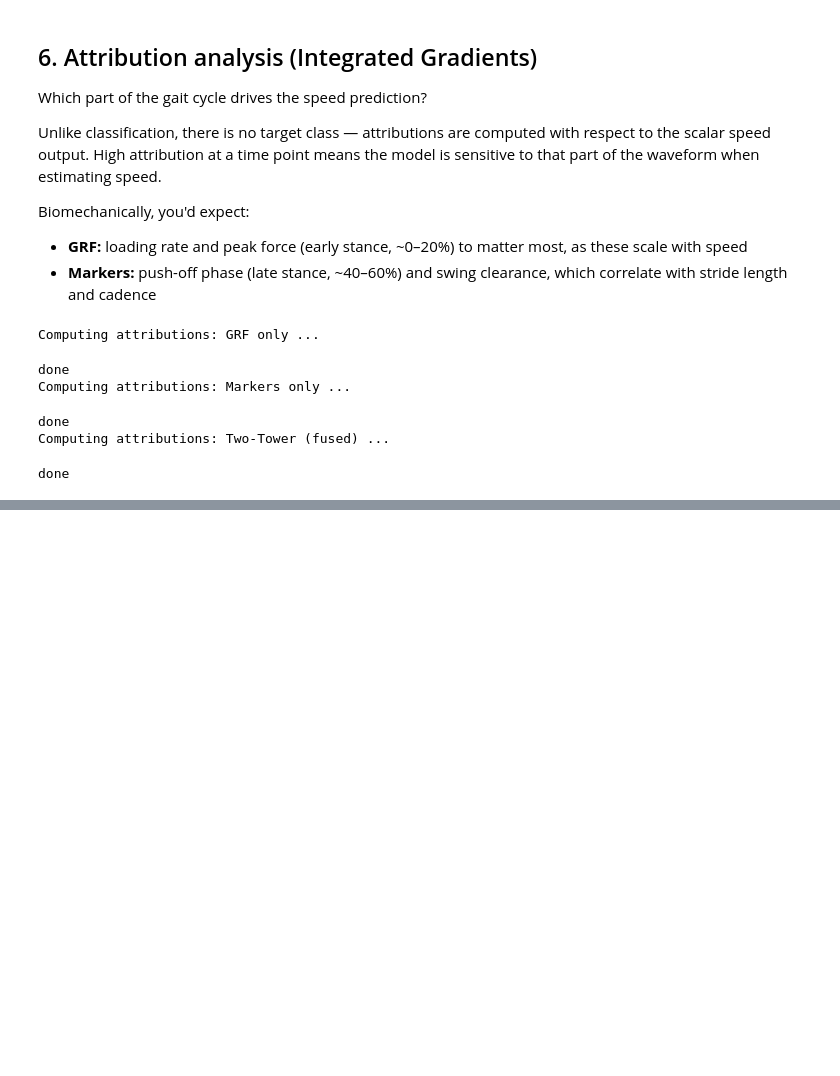
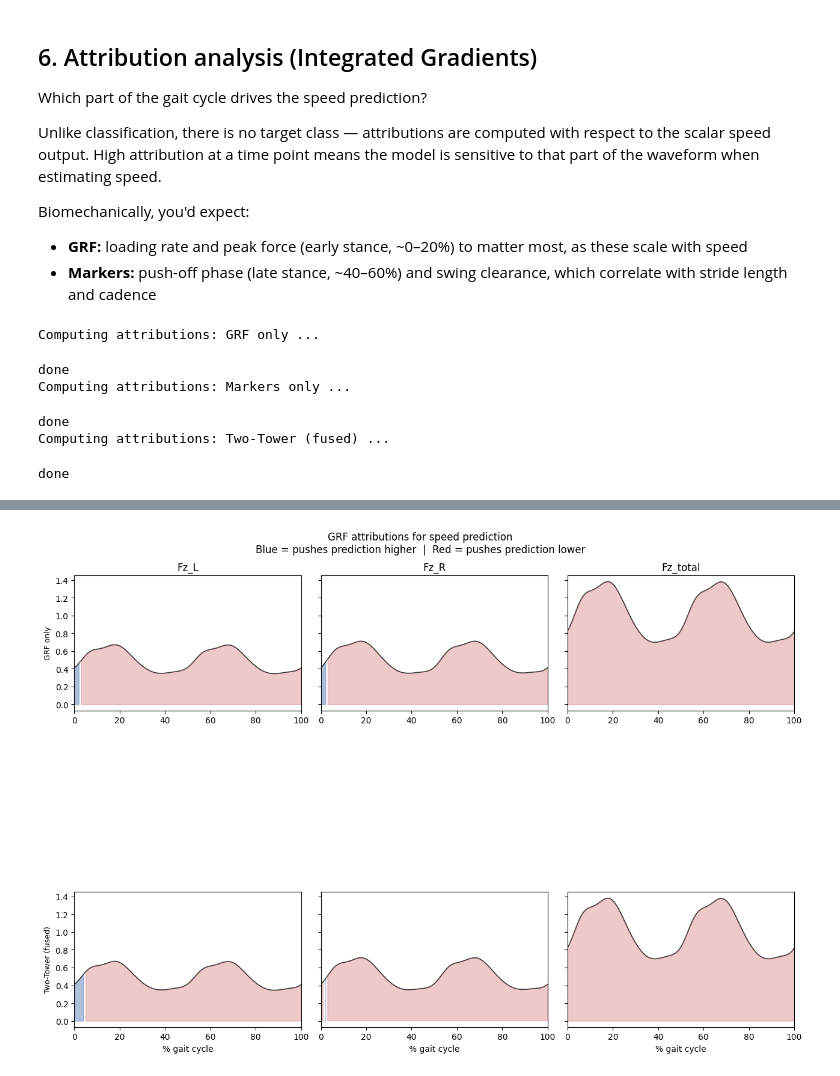
Before and after one commit to mariacfox/gait-ml, a Jupyter notebook: notebooks/03_results_regression.ipynb, the cells around one changed output, grey strips where cells are left out. Cells and saved outputs as stored; diff of their text form; code cells hidden in the pictures; blank space fills up the shorter version.

```diff
--- a/notebooks/03_results_regression.ipynb
+++ b/notebooks/03_results_regression.ipynb
@@ -561,0 +496,45 @@ plt.show()
+# %%
+# GRF attribution overlaid on mean waveform
+# One row per model, one column per GRF channel.
+# Markers-only row is hidden — that model produces no GRF attributions.
+
+n_models = len(reg_attr_results)
+fig, axes = plt.subplots(n_models, 3, figsize=(13, 3 * n_models), sharey="row")
+if n_models == 1:
+    axes = axes.reshape(1, 3)
+
+for row, (model_name, attrs) in enumerate(reg_attr_results.items()):
+    for ch_idx, ch_name in enumerate(GRF_CHANNEL_NAMES):
+        ax = axes[row, ch_idx]
+
+        if MODALITY_FOR_MODEL[model_name] == "markers":
+            # Markers-only model never sees GRF — hide axis cleanly
+            ax.set_visible(False)
+            continue
+
+        waveform  = attrs["grf_mean_input"][ch_idx]
+        attr      = attrs["grf"][ch_idx]
+        scale     = np.abs(attr).max() or 1.0
+        attr_norm = attr / scale
+
+        ax.plot(TIME_AXIS, waveform, color="black", linewidth=1.2, alpha=0.7)
+        ax.fill_between(TIME_AXIS, waveform, where=(attr_norm > 0),
+                        alpha=0.45, color="#4C72B0", label="↑ speed")
+        ax.fill_between(TIME_AXIS, waveform, where=(attr_norm < 0),
+                        alpha=0.3,  color="#C44E52", label="↓ speed")
+        ax.set_xlim(0, 100)
+        if row == 0:
+            ax.set_title(ch_name)
+        if ch_idx == 0:
+            ax.set_ylabel(MODEL_DISPLAY[model_name], fontsize=9)
+        if row == n_models - 1:
+            ax.set_xlabel("% gait cycle")
+
+fig.suptitle("GRF attributions for speed prediction\n"
+             "Blue = pushes prediction higher  |  Red = pushes prediction lower",
+             fontsize=12)
+plt.tight_layout()
+plt.savefig(RESULTS_DIR / "attr_grf_regression.png", dpi=150, bbox_inches="tight")
+plt.show()
+# %% [output]
+[figure, added]
```
Also changed, not shown: parts of 4 cells of this notebook, 2 other files.
